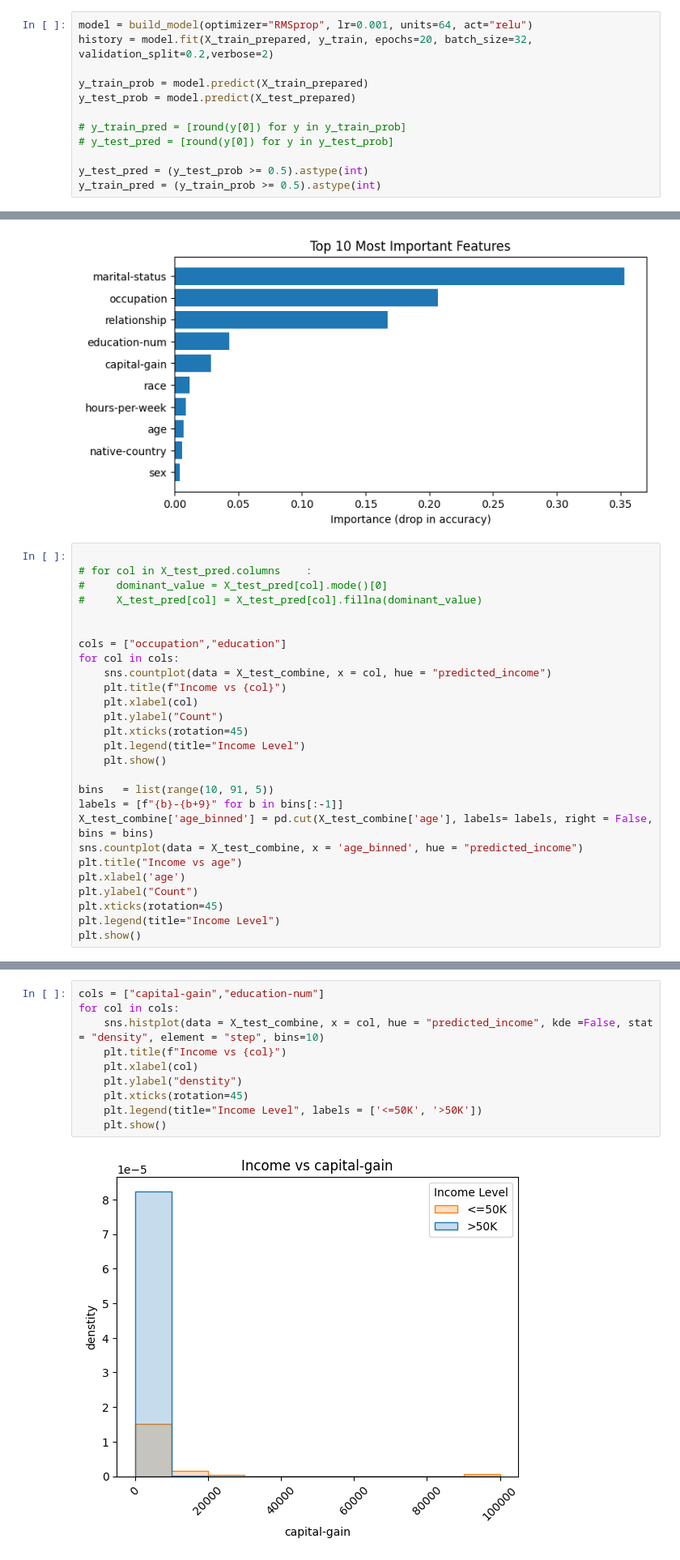
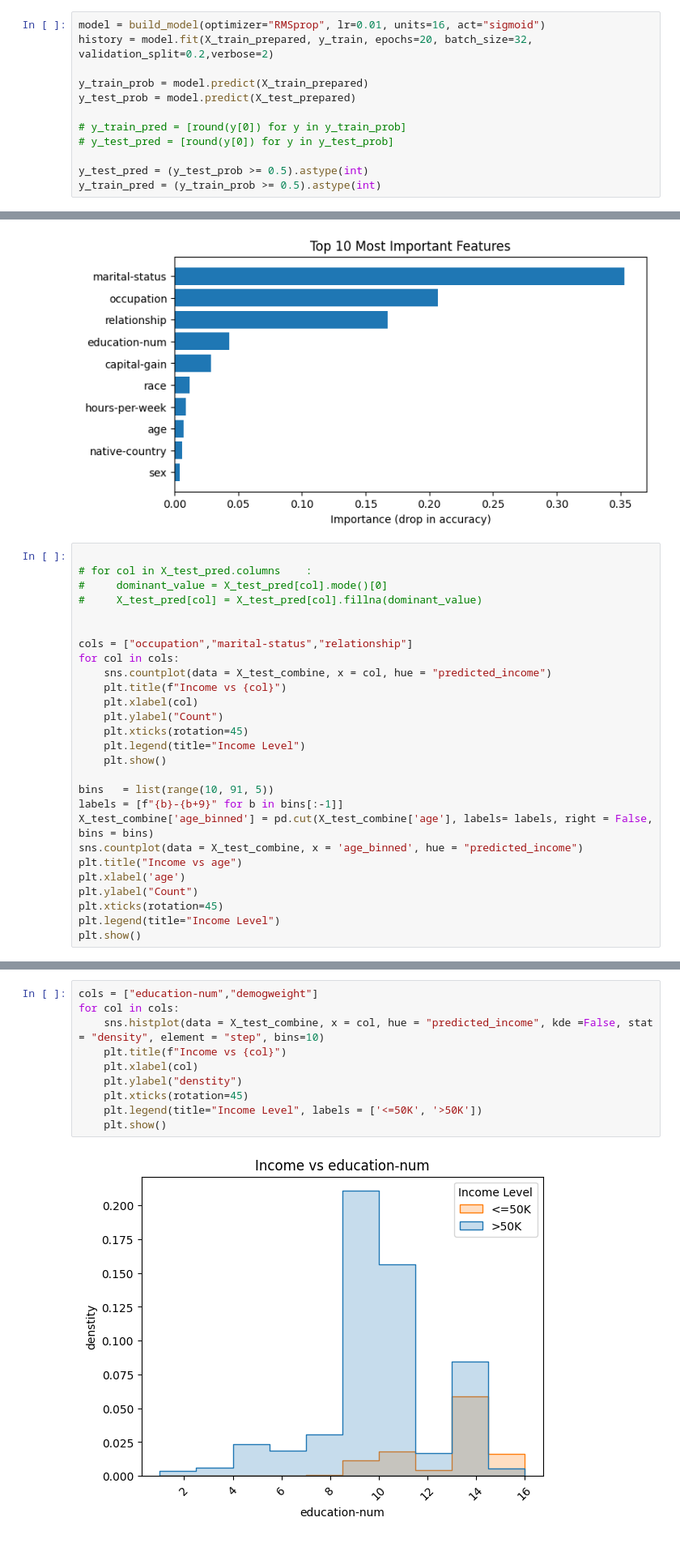
Before and after one commit to samirhendawi1/RSM8413GroupAssignment2_2025, a Jupyter notebook: PartOneAustinALT.ipynb, the cells around one changed output, grey strips where cells are left out. Shown at 81% size. Cells and saved outputs as stored; diff of their text form.

```diff
--- a/PartOneAustinALT.ipynb
+++ b/PartOneAustinALT.ipynb
@@ -121,7 +156,7 @@ Best CV accuracy 0.8513428964015346
 # getattr(y_train, "dtype", None)
 # y_train
 # %%
-model = build_model(optimizer="RMSprop", lr=0.001, units=64, act="relu")
+model = build_model(optimizer="RMSprop", lr=0.01, units=16, act="sigmoid")
 history = model.fit(X_train_prepared, y_train, epochs=20, batch_size=32, validation_split=0.2,verbose=2)
 
 y_train_prob = model.predict(X_train_prepared)
@@ -282,7 +317,7 @@ plt.show()
 #     X_test_pred[col] = X_test_pred[col].fillna(dominant_value)
 
 
-cols = ["occupation","education"]
+cols = ["occupation","marital-status","relationship"]
 for col in cols:
     sns.countplot(data = X_test_combine, x = col, hue = "predicted_income")
     plt.title(f"Income vs {col}")
@@ -308,12 +345,12 @@ ValueError: Could not interpret value `education` for `x`. An entry with this na
 # %%
-cols = ["capital-gain","education-num"]
+cols = ["education-num","demogweight"]
 for col in cols:
     sns.histplot(data = X_test_combine, x = col, hue = "predicted_income", kde =False, stat = "density", element = "step", bins=10)
     plt.title(f"Income vs {col}")
     plt.xlabel(col)
     plt.ylabel("denstity")
     plt.xticks(rotation=45)
     plt.legend(title="Income Level", labels = ['<=50K', '>50K'])
     plt.show()
 # %% [output]
-[figure, old version]
+[figure, new version]
```
Also changed, not shown: parts of 8 cells of this notebook.
